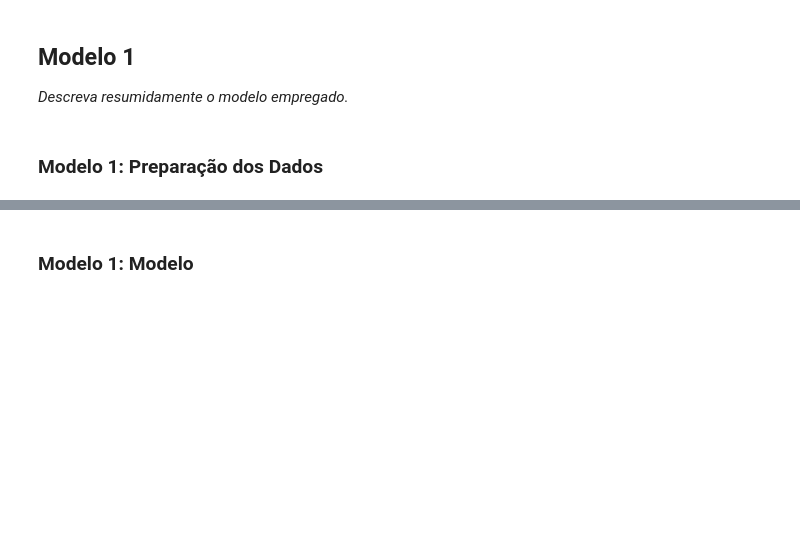
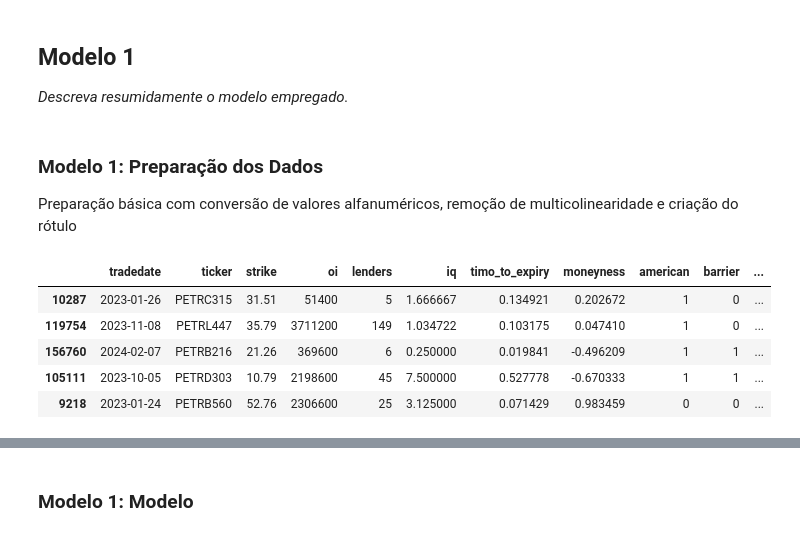
Before and after one commit to HGuttau/Projeto-Machine-Learning-A7, a Jupyter notebook: ML7_APLICANDO_OPCOES.ipynb, the cells around one changed output, grey strips where cells are left out. Saved outputs shown, nothing was run; the diff lists cells and outputs as text; code cells hidden in the pictures; blank space fills up the shorter version.

Commit message:
Carga de dados e preparação

```diff
--- a/ML7_APLICANDO_OPCOES.ipynb
+++ b/ML7_APLICANDO_OPCOES.ipynb
@@ -181,0 +217,2 @@ print(df_p4_opc.head())
+# %%
+df_p4_opc = df_p4_opc.drop(columns=['asset_id', 'asset_ticker', 'vol_implied'])
@@ -185,3 +231,4 @@ print(df_p4_opc.head())
 *Descreva resumidamente o modelo empregado.*
 # %% [markdown]
 ### **Modelo 1:** Preparação dos Dados
+Preparação básica com conversão de valores alfanuméricos, remoção de multicolinearidade e criação do rótulo
@@ -189,0 +235,31 @@ print(df_p4_opc.head())
+# %%
+# o campo 'style' será converito para um binário 'american' com valor 1 para americans e 0 para européias
+df_opc_modelo1 = df_p4_opc.copy()
+df_opc_modelo1['american'] = np.where(df_opc_modelo1['style'] == 'A', 1, 0)
+df_opc_modelo1 = df_opc_modelo1.drop(columns=['style']) # removendo coluna 'style'
+
+# criação do rótulo 'barrrier' baseado no comportamento do preço do ativo subjacente no dia seguinte
+df_opc_modelo1['barrier'] = np.where(df_opc_modelo1['next_price_last'] > df_opc_modelo1['strike'] , 1, 0)
+df_opc_modelo1 = df_opc_modelo1.drop(columns=['next_price_last']) # removendo coluna 'next_price_last', não será utilizada novamente
+#strike foi mantido pois pode ser útil para visualização
+
+
+# oi = pos_covered pos_blocked pos_uncovered. Manter oi como número de contratos, converter pos_covered e pos_uncovered para rsão sobre oi
+# e eliminar pos_blocked que pode ser dericado das outras três variáveis
+df_opc_modelo1['covered_ratio'] = df_opc_modelo1['pos_covered']/ df_opc_modelo1['oi']
+df_opc_modelo1['uncovered_ratio'] = df_opc_modelo1['pos_uncovered']/ df_opc_modelo1['oi']
+df_opc_modelo1 = df_opc_modelo1.drop(columns=['pos_covered', 'pos_blocked',  'pos_uncovered']) # descartando colunas processadas
+
+#iq = lenders/borrowers. Manter iq e lenders, descartar borrowers. A razão é importante e o número total de titulares também,
+#indica quão popular é uma posição. O número de lançadores vai ser removido pois pode ser derivado dos outros dois.
+df_opc_modelo1 = df_opc_modelo1.drop(columns=['borrowers'])
+
+
+df_opc_modelo1.sample(5)
+# %% [output]
+|  | tradedate | ticker | strike | oi | lenders | iq | timo_to_expiry | moneyness | american | barrier | ... |
+| 10287 | 2023-01-26 | PETRC315 | 31.51 | 51400 | 5 | 1.666667 | 0.134921 | 0.202672 | 1 | 0 | ... |
+| 119754 | 2023-11-08 | PETRL447 | 35.79 | 3711200 | 149 | 1.034722 | 0.103175 | 0.047410 | 1 | 0 | ... |
+| 156760 | 2024-02-07 | PETRB216 | 21.26 | 369600 | 6 | 0.250000 | 0.019841 | -0.496209 | 1 | 1 | ... |
+| 105111 | 2023-10-05 | PETRD303 | 10.79 | 2198600 | 45 | 7.500000 | 0.527778 | -0.670333 | 1 | 1 | ... |
+| 9218 | 2023-01-24 | PETRB560 | 52.76 | 2306600 | 25 | 3.125000 | 0.071429 | 0.983459 | 0 | 0 | ... |
```
Also changed, not shown: parts of 16 cells of this notebook, 2 other files.
